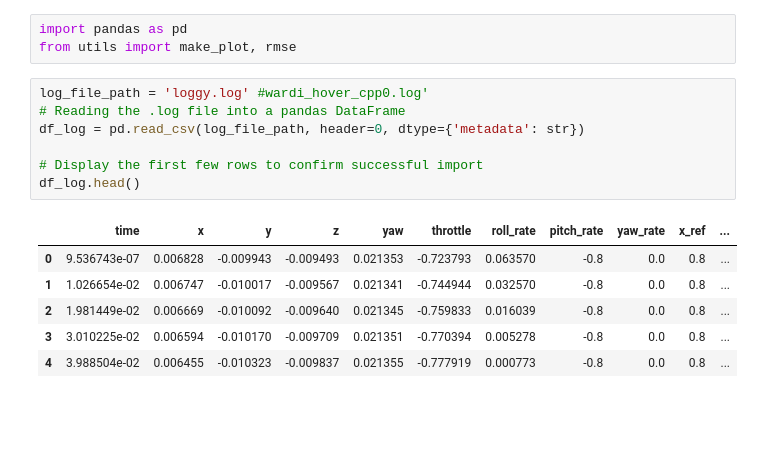
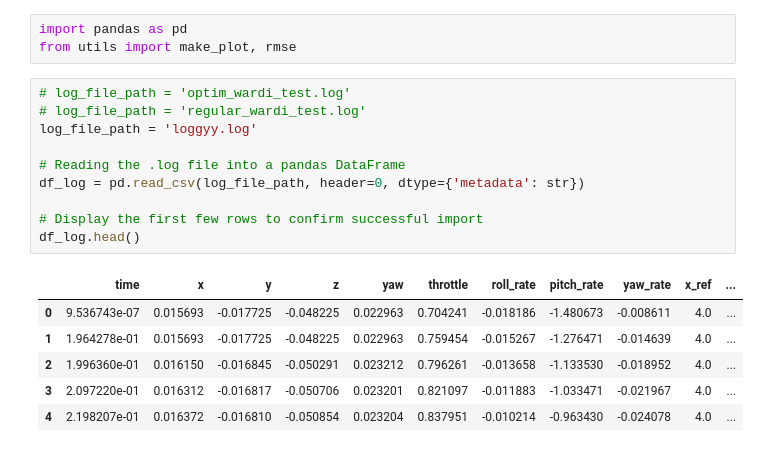
Before and after one commit to evannsm/test_stuff, a Jupyter notebook: final_wardi_files/src/quad_newton_raphson/quad_newton_raphson/data_analysis/updated_data_analysis.ipynb, the cells around one changed output. Drawn from its saved outputs; the diff is of its cells as text; blank space fills up the shorter version.

```diff
--- a/final_wardi_files/src/quad_newton_raphson/quad_newton_raphson/data_analysis/updated_data_analysis.ipynb
+++ b/final_wardi_files/src/quad_newton_raphson/quad_newton_raphson/data_analysis/updated_data_analysis.ipynb
@@ -2,19 +2,22 @@
 import pandas as pd
 from utils import make_plot, rmse
 # %%
-log_file_path = 'loggy.log' #wardi_hover_cpp0.log'
+# log_file_path = 'optim_wardi_test.log'
+# log_file_path = 'regular_wardi_test.log'
+log_file_path = 'loggyy.log'
+
 # Reading the .log file into a pandas DataFrame
 df_log = pd.read_csv(log_file_path, header=0, dtype={'metadata': str})
 
 # Display the first few rows to confirm successful import
 df_log.head()
 # %% [output]
 |  | time | x | y | z | yaw | throttle | roll_rate | pitch_rate | yaw_rate | x_ref | ... |
-| 0 | 9.536743e-07 | 0.006828 | -0.009943 | -0.009493 | 0.021353 | -0.723793 | 0.063570 | -0.8 | 0.0 | 0.8 | ... |
-| 1 | 1.026654e-02 | 0.006747 | -0.010017 | -0.009567 | 0.021341 | -0.744944 | 0.032570 | -0.8 | 0.0 | 0.8 | ... |
-| 2 | 1.981449e-02 | 0.006669 | -0.010092 | -0.009640 | 0.021345 | -0.759833 | 0.016039 | -0.8 | 0.0 | 0.8 | ... |
-| 3 | 3.010225e-02 | 0.006594 | -0.010170 | -0.009709 | 0.021351 | -0.770394 | 0.005278 | -0.8 | 0.0 | 0.8 | ... |
-| 4 | 3.988504e-02 | 0.006455 | -0.010323 | -0.009837 | 0.021355 | -0.777919 | 0.000773 | -0.8 | 0.0 | 0.8 | ... |
+| 0 | 9.536743e-07 | 0.015693 | -0.017725 | -0.048225 | 0.022963 | 0.704241 | -0.018186 | -1.480673 | -0.008611 | 4.0 | ... |
+| 1 | 1.964278e-01 | 0.015693 | -0.017725 | -0.048225 | 0.022963 | 0.759454 | -0.015267 | -1.276471 | -0.014639 | 4.0 | ... |
+| 2 | 1.996360e-01 | 0.016150 | -0.016845 | -0.050291 | 0.023212 | 0.796261 | -0.013658 | -1.133530 | -0.018952 | 4.0 | ... |
+| 3 | 2.097220e-01 | 0.016312 | -0.016817 | -0.050706 | 0.023201 | 0.821097 | -0.011883 | -1.033471 | -0.021967 | 4.0 | ... |
+| 4 | 2.198207e-01 | 0.016372 | -0.016810 | -0.050854 | 0.023204 | 0.837951 | -0.010214 | -0.963430 | -0.024078 | 4.0 | ... |
 # %%
 print(f"This data comes from: {df_log['metadata'][0]}")
 print(f"Predictor was: {df_log['metadata'][1]}")
```
Also changed, not shown: parts of 2 cells of this notebook, 55 other files.
